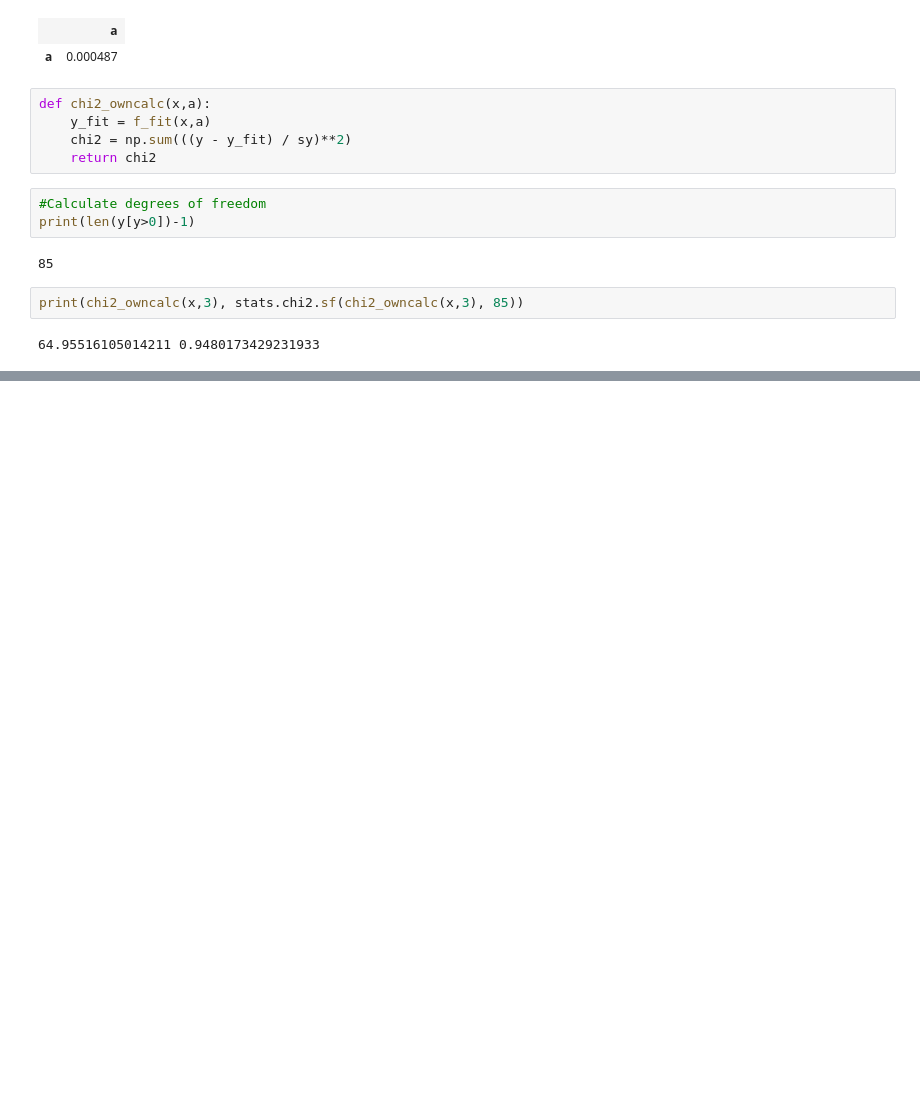
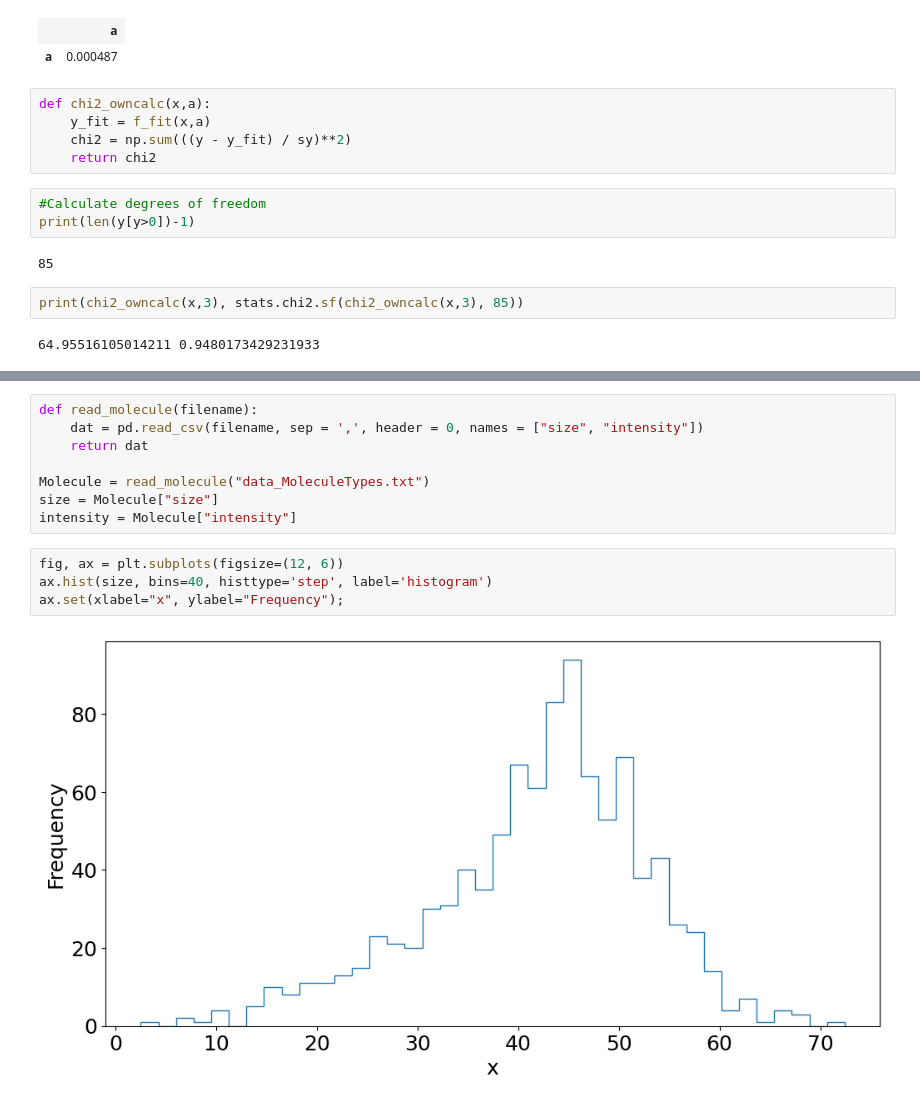
Before and after one commit to akjoelhede/Appstatgang_tornado, a Jupyter notebook: Anders_problemset/problem_set_anders.ipynb, the cells around one changed output, grey strips where cells are left out. Drawn from its saved outputs; the diff is of its cells as text; blank space fills up the shorter version.

```diff
--- a/Anders_problemset/problem_set_anders.ipynb
+++ b/Anders_problemset/problem_set_anders.ipynb
@@ -150,0 +192,14 @@ print(chi2_owncalc(x,3), stats.chi2.sf(chi2_owncalc(x,3), 85))
+# %%
+def read_molecule(filename):
+	dat = pd.read_csv(filename, sep = ',', header = 0, names = ["size", "intensity"])
+	return dat
+
+Molecule = read_molecule("data_MoleculeTypes.txt")
+size = Molecule["size"]
+intensity = Molecule["intensity"]
+# %%
+fig, ax = plt.subplots(figsize=(12, 6))
+ax.hist(size, bins=40, histtype='step', label='histogram')
+ax.set(xlabel="x", ylabel="Frequency");
+# %% [output]
+[figure, added]
```
Also changed, not shown: parts of 7 cells of this notebook, 4 other files.
